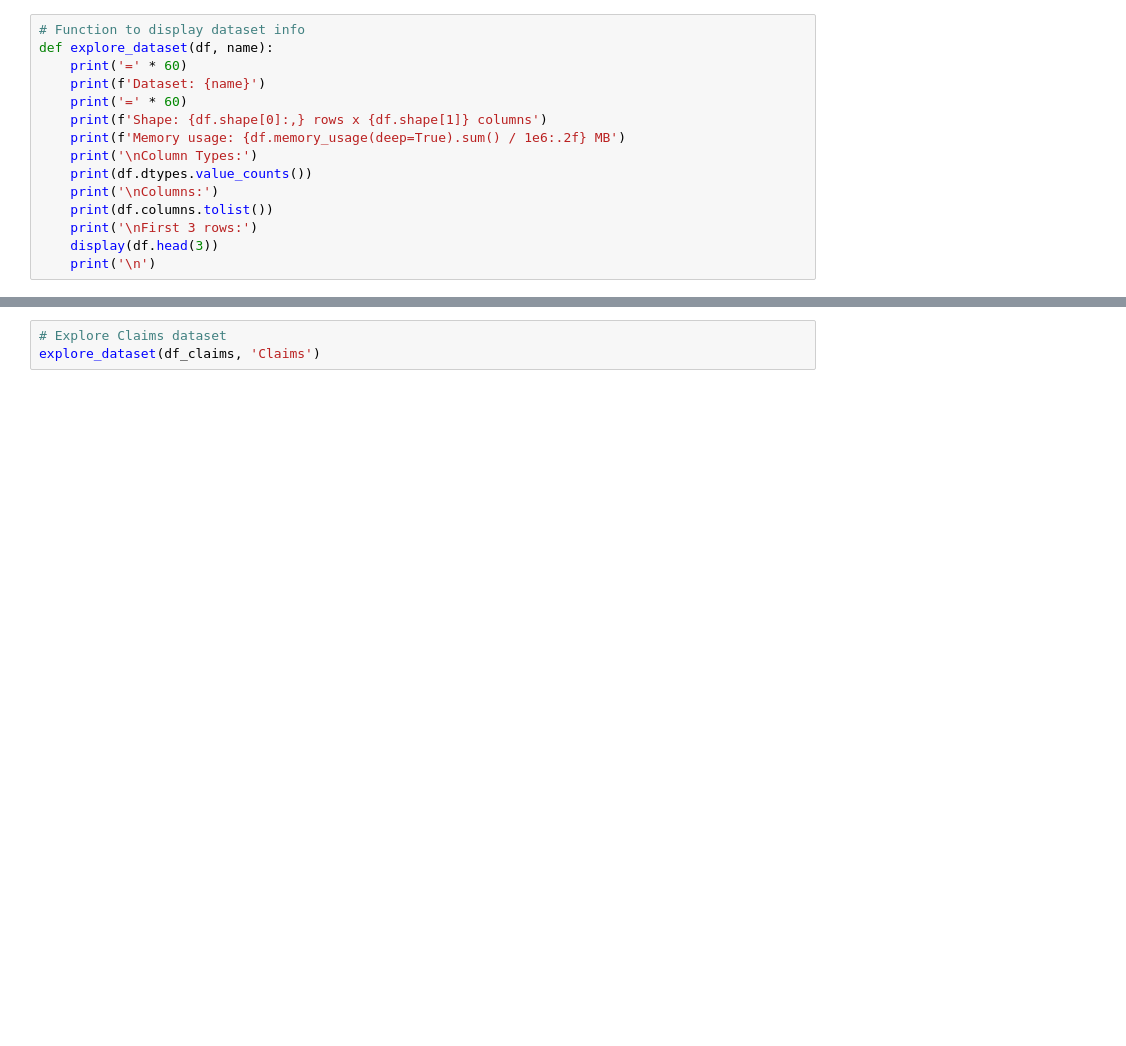
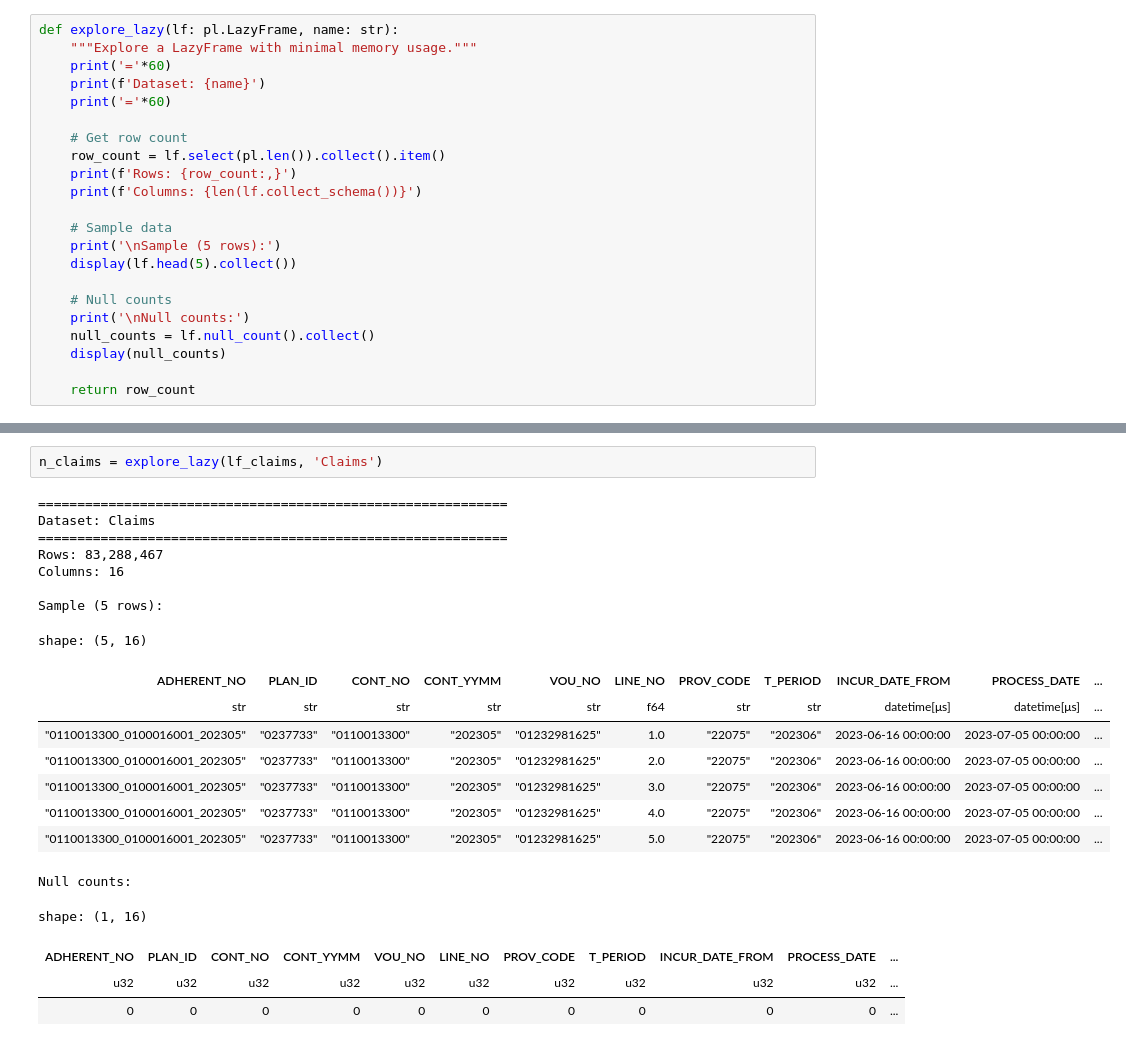
Before and after one commit to aqasemi/healthtrack, a Jupyter notebook: notebooks/01_Data_Exploration_Cleaning.ipynb, the cells around one changed output, grey strips where cells are left out. Saved outputs shown, nothing was run; the diff lists cells and outputs as text; blank space fills up the shorter version.

```diff
--- a/notebooks/01_Data_Exploration_Cleaning.ipynb
+++ b/notebooks/01_Data_Exploration_Cleaning.ipynb
@@ -65,16 +211,23 @@ df_provider.head()
 # %%
-# Function to display dataset info
-def explore_dataset(df, name):
-    print('=' * 60)
+def explore_lazy(lf: pl.LazyFrame, name: str):
+    """Explore a LazyFrame with minimal memory usage."""
+    print('='*60)
     print(f'Dataset: {name}')
-    print('=' * 60)
-    print(f'Shape: {df.shape[0]:,} rows x {df.shape[1]} columns')
-    print(f'Memory usage: {df.memory_usage(deep=True).sum() / 1e6:.2f} MB')
-    print('\nColumn Types:')
-    print(df.dtypes.value_counts())
-    print('\nColumns:')
-    print(df.columns.tolist())
-    print('\nFirst 3 rows:')
-    display(df.head(3))
-    print('\n')
+    print('='*60)
+
+    # Get row count
+    row_count = lf.select(pl.len()).collect().item()
+    print(f'Rows: {row_count:,}')
+    print(f'Columns: {len(lf.collect_schema())}')
+
+    # Sample data
+    print('\nSample (5 rows):')
+    display(lf.head(5).collect())
+
+    # Null counts
+    print('\nNull counts:')
+    null_counts = lf.null_count().collect()
+    display(null_counts)
+
+    return row_count
 # %%
@@ -83,4 +257,24 @@ explore_dataset(df_member, 'Members')
 # %%
-# Explore Claims dataset
-explore_dataset(df_claims, 'Claims')
+n_claims = explore_lazy(lf_claims, 'Claims')
+# %% [output]
+============================================================
+Dataset: Claims
+============================================================
+Rows: 83,288,467
+Columns: 16
+
+Sample (5 rows):
+shape: (5, 16)
+| ADHERENT_NO | PLAN_ID | CONT_NO | CONT_YYMM | VOU_NO | LINE_NO | PROV_CODE | T_PERIOD | INCUR_DATE_FROM | PROCESS_DATE | ... |
+| str | str | str | str | str | f64 | str | str | datetime[μs] | datetime[μs] | ... |
+| "0110013300_0100016001_202305" | "0237733" | "0110013300" | "202305" | "01232981625" | 1.0 | "22075" | "202306" | 2023-06-16 00:00:00 | 2023-07-05 00:00:00 | ... |
+| "0110013300_0100016001_202305" | "0237733" | "0110013300" | "202305" | "01232981625" | 2.0 | "22075" | "202306" | 2023-06-16 00:00:00 | 2023-07-05 00:00:00 | ... |
+| "0110013300_0100016001_202305" | "0237733" | "0110013300" | "202305" | "01232981625" | 3.0 | "22075" | "202306" | 2023-06-16 00:00:00 | 2023-07-05 00:00:00 | ... |
+| "0110013300_0100016001_202305" | "0237733" | "0110013300" | "202305" | "01232981625" | 4.0 | "22075" | "202306" | 2023-06-16 00:00:00 | 2023-07-05 00:00:00 | ... |
+| "0110013300_0100016001_202305" | "0237733" | "0110013300" | "202305" | "01232981625" | 5.0 | "22075" | "202306" | 2023-06-16 00:00:00 | 2023-07-05 00:00:00 | ... |
+Null counts:
+shape: (1, 16)
+| ADHERENT_NO | PLAN_ID | CONT_NO | CONT_YYMM | VOU_NO | LINE_NO | PROV_CODE | T_PERIOD | INCUR_DATE_FROM | PROCESS_DATE | ... |
+| u32 | u32 | u32 | u32 | u32 | u32 | u32 | u32 | u32 | u32 | ... |
+| 0 | 0 | 0 | 0 | 0 | 0 | 0 | 0 | 0 | 0 | ... |
 # %%
```
Also changed, not shown: parts of 57 cells of this notebook.
